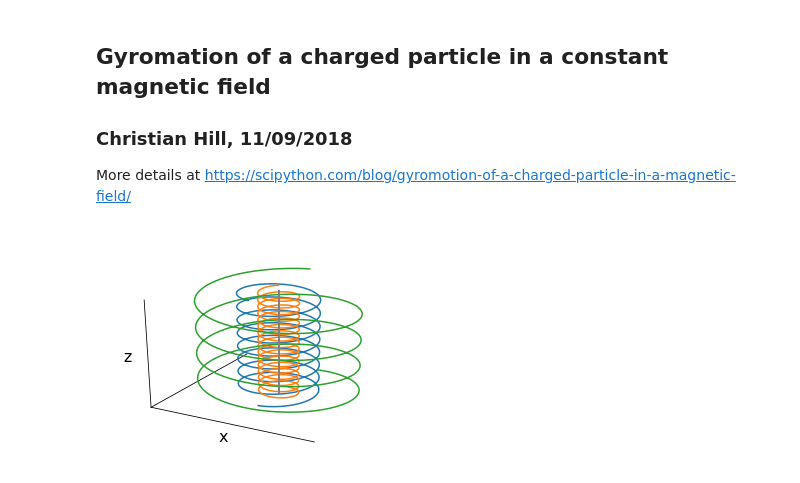
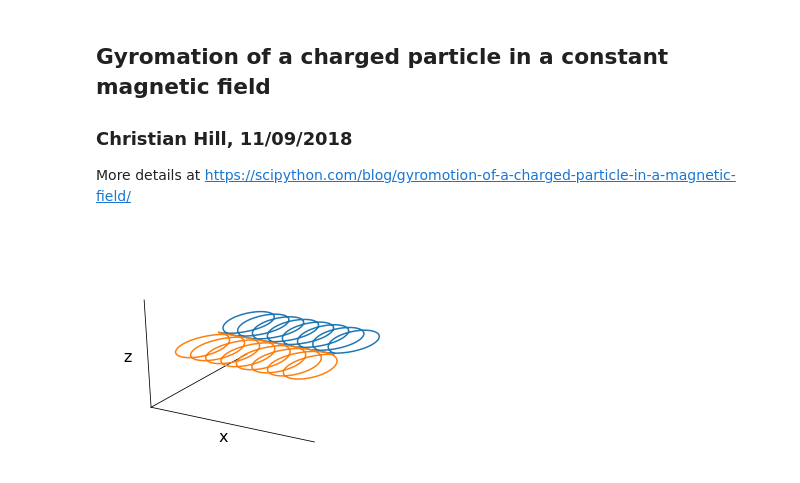
Before and after one commit to scipython/plasma-projects, a Jupyter notebook: gyromotion/Gyromotion.ipynb, the cells around one changed output. Saved outputs shown, nothing was run; the diff lists cells and outputs as text; code cells hidden in the pictures.

```diff
--- a/gyromotion/Gyromotion.ipynb
+++ b/gyromotion/Gyromotion.ipynb
@@ -14,7 +14,7 @@ from mpl_toolkits.mplot3d import Axes3D
 # %%
 # Magnetic field, electric field
 B = np.array((0,0,1))
-E = np.array((0,0,0))
+E = np.array((0,0.01,0))
 # %%
 def lorentz(X, t, q_over_m):
         """
@@ -108,12 +108,12 @@ def plot_trajectories(trajectories):
 # %%
 # Test the static plot.
 
 # Electron mass and charge
 me, qe = 1, -1
-v0 = np.array((1,0,1))
-X = calc_trajectory(qe, me)
-X2 = calc_trajectory(-2*qe, me)
-X3 = calc_trajectory(-qe, 2*me)
-plot_trajectories([X, X2, X3])
+v0 = np.array((0,0,0))
+X = calc_trajectory(qe, me, r0=(0,0,0), v0=(0.1,0,0))
+X2 = calc_trajectory(-2*qe, me, r0=(0,0,0), v0=(0.1,0,0))
+X3 = calc_trajectory(-qe, me, r0=(0,0,0), v0=(0.1,0,0))
+plot_trajectories([X, X3])
 # %% [output]
-[figure, old version]
+[figure, new version]
```
Also changed, not shown: parts of 1 cell of this notebook, 2 other files.
